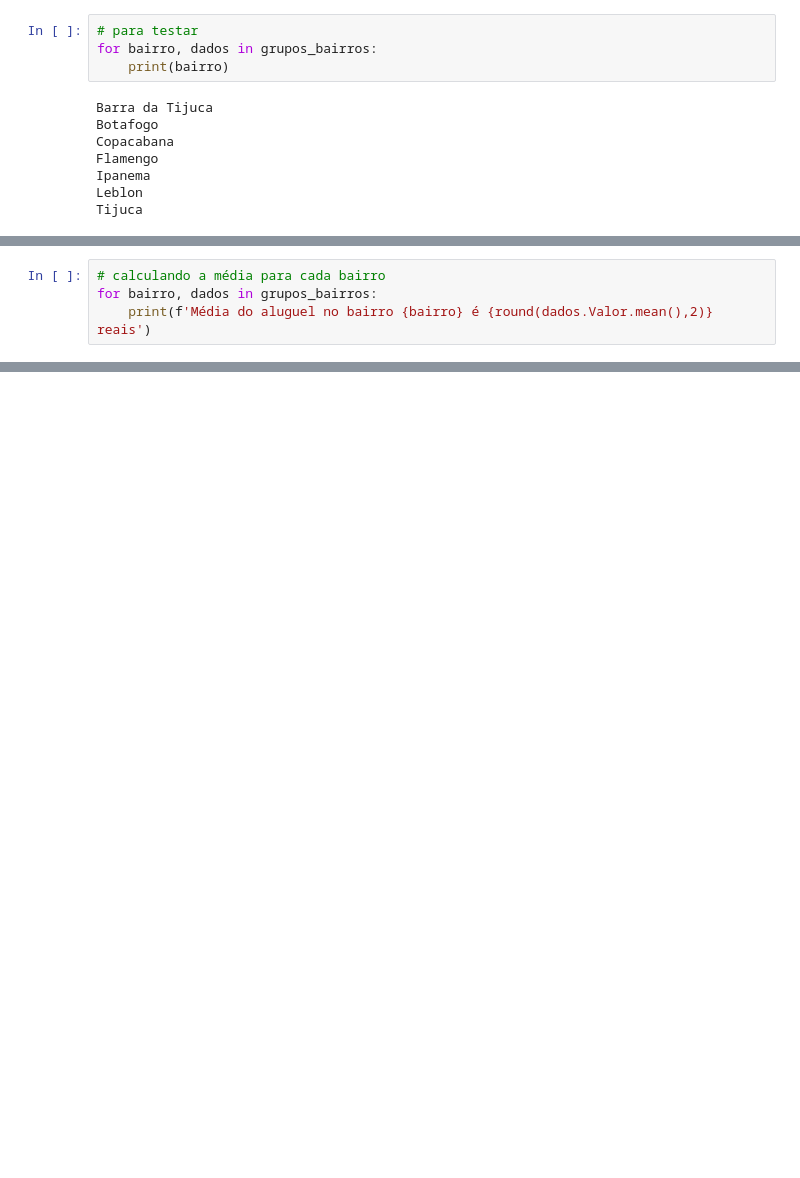
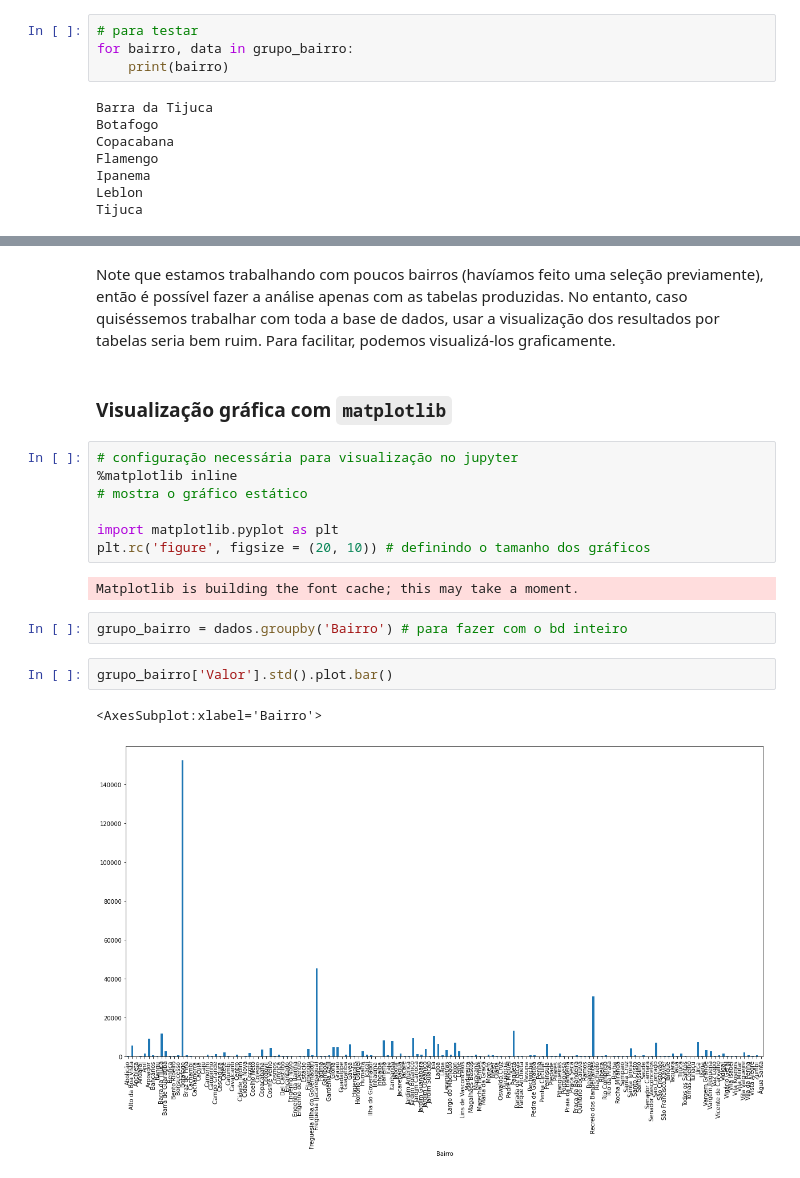
Before and after one commit to biamouras/alura-pandas-ds, a Jupyter notebook: 04_pandas_dados/08_estatistica_descritiva.ipynb, the cells around one changed output, grey strips where cells are left out. Saved outputs shown, nothing was run; the diff lists cells and outputs as text; blank space fills up the shorter version.

```diff
--- a/04_pandas_dados/08_estatistica_descritiva.ipynb
+++ b/04_pandas_dados/08_estatistica_descritiva.ipynb
@@ -52,7 +52,7 @@ grupos_bairros.groups # é organizado pela chave (bairro) e o id das linhas que
 {'Barra da Tijuca': [5, 14, 16, 21, 30, 32, 35, 42, 43, 60, 61, 64, 68, 74, 79, 93, 107, 110, 112, 117, 130, 132, 136, 150, 153, 155, 165, 166, 173, 186, 189, 207, 214, 221, 224, 233, 236, 239, 244, 2 ...
 # %%
 # para testar
-for bairro, dados in grupos_bairros:
+for bairro, data in grupo_bairro:
     print(bairro)
 # %% [output]
 Barra da Tijuca
@@ -67,4 +64,0 @@ Note que os grupos têm o mesmo comportamento de uma tupla. Sendo a primeira par
-# %%
-# calculando a média para cada bairro
-for bairro, dados in grupos_bairros:
-    print(f'Média do aluguel no bairro {bairro} é {round(dados.Valor.mean(),2)} reais')
@@ -91,0 +146,20 @@ grupos_bairros[['Valor', 'Condominio']].mean().round(2)
+# %% [markdown]
+Note que estamos trabalhando com poucos bairros (havíamos feito uma seleção previamente), então é possível fazer a análise apenas com as tabelas produzidas. No entanto, caso quiséssemos trabalhar com toda a base de dados, usar a visualização dos resultados por tabelas seria bem ruim. Para facilitar, podemos visualizá-los graficamente.
+# %% [markdown]
+### Visualização gráfica com `matplotlib`
+# %%
+# configuração necessária para visualização no jupyter
+%matplotlib inline
+# mostra o gráfico estático
+
+import matplotlib.pyplot as plt
+plt.rc('figure', figsize = (20, 10)) # definindo o tamanho dos gráficos
+# %% [output]
+Matplotlib is building the font cache; this may take a moment.
+# %%
+grupo_bairro = dados.groupby('Bairro') # para fazer com o bd inteiro
+# %%
+grupo_bairro['Valor'].std().plot.bar()
+# %% [output]
+<AxesSubplot:xlabel='Bairro'>
+[figure, added]
```
Also changed, not shown: parts of 23 cells of this notebook.
